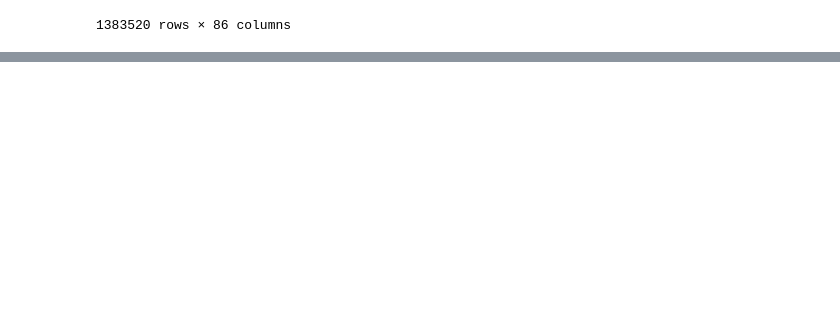
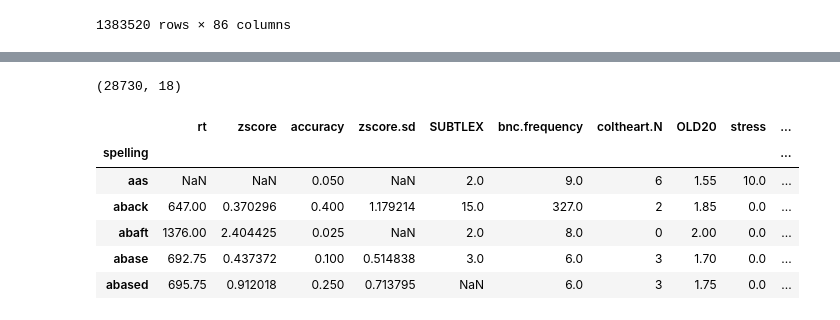
Before and after one commit to shasha920/NLP, a Jupyter notebook: Tweets.ipynb, the cells around one changed output, grey strips where cells are left out. Saved outputs shown, nothing was run; the diff lists cells and outputs as text; code cells hidden in the pictures; blank space fills up the shorter version.

```diff
--- a/Tweets.ipynb
+++ b/Tweets.ipynb
@@ -25,0 +84,14 @@ df
+# %%
+blp = pd.read_excel('BLP summary data words.xls')
+blp.set_index('spelling', inplace=True)
+print(blp.shape)
+blp.head()
+# %% [output]
+(28730, 18)
+|  | rt | zscore | accuracy | zscore.sd | SUBTLEX | bnc.frequency | coltheart.N | OLD20 | stress | ... |
+| spelling |  |  |  |  |  |  |  |  |  | ... |
+| aas | NaN | NaN | 0.050 | NaN | 2.0 | 9.0 | 6 | 1.55 | 10.0 | ... |
+| aback | 647.00 | 0.370296 | 0.400 | 1.179214 | 15.0 | 327.0 | 2 | 1.85 | 0.0 | ... |
+| abaft | 1376.00 | 2.404425 | 0.025 | NaN | 2.0 | 8.0 | 0 | 2.00 | 0.0 | ... |
+| abase | 692.75 | 0.437372 | 0.100 | 0.514838 | 3.0 | 6.0 | 3 | 1.70 | 0.0 | ... |
+| abased | 695.75 | 0.912018 | 0.250 | 0.713795 | NaN | 6.0 | 3 | 1.75 | 0.0 | ... |
```
Also changed, not shown: parts of 10 cells of this notebook.
